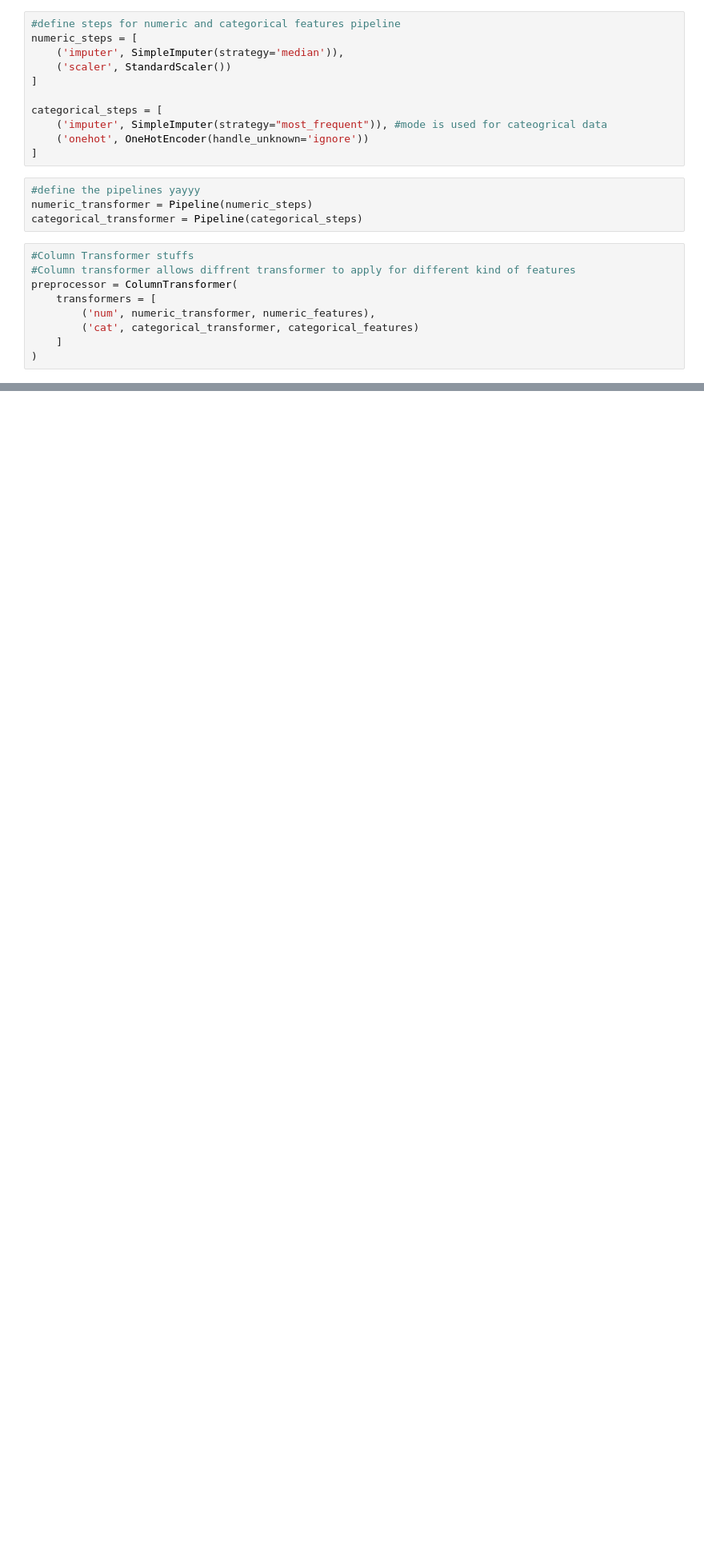
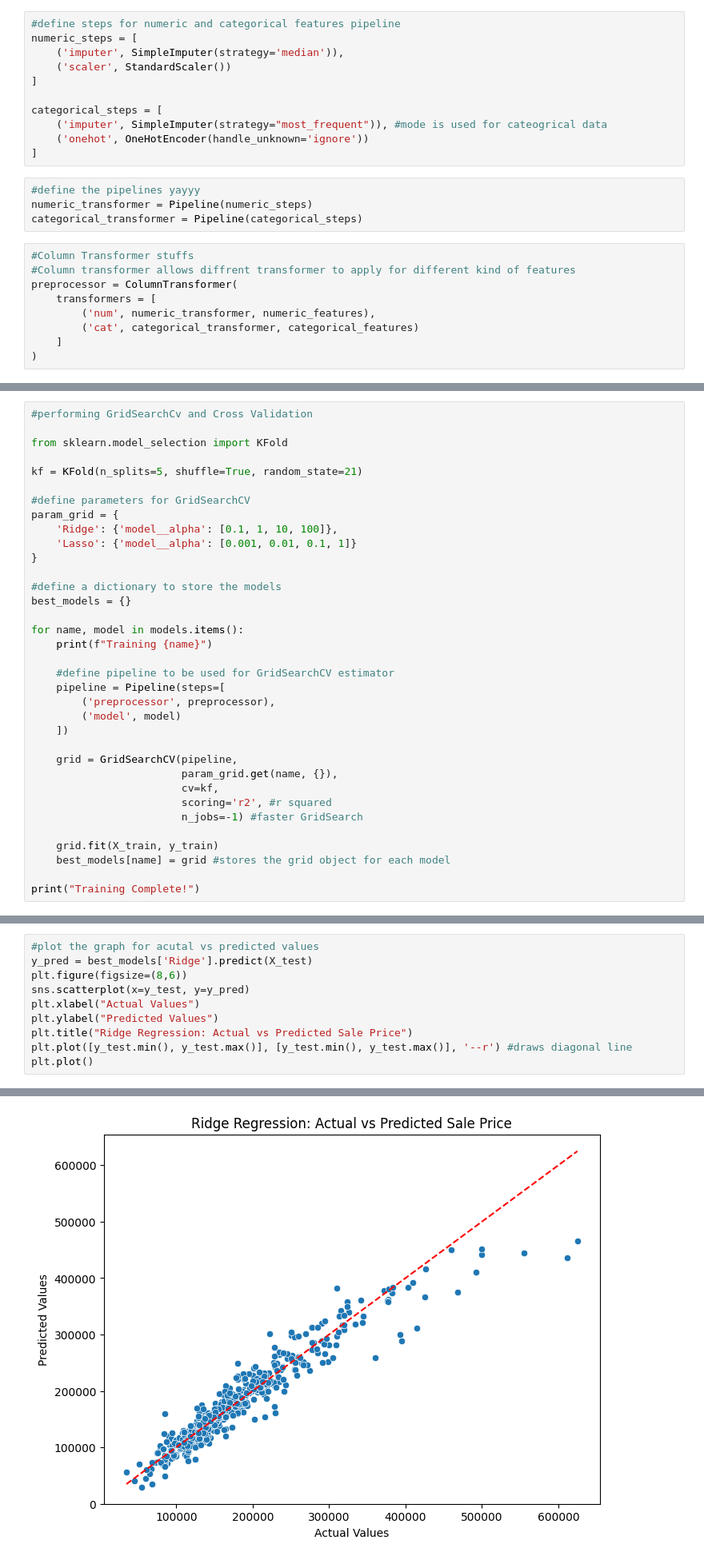
Before and after one commit to Aakash-shrestha/HousingPricePrediction, a Jupyter notebook: notebooks/modeling_pipeline.ipynb, the cells around one changed output, grey strips where cells are left out. Shown at 80% size. Saved outputs shown, nothing was run; the diff lists cells and outputs as text; blank space fills up the shorter version.

Commit message:
Ridge Model Selected

```diff
--- a/notebooks/modeling_pipeline.ipynb
+++ b/notebooks/modeling_pipeline.ipynb
@@ -110,0 +118,35 @@ preprocessor = ColumnTransformer(
+# %%
+#performing GridSearchCv and Cross Validation
+
+from sklearn.model_selection import KFold
+
+kf = KFold(n_splits=5, shuffle=True, random_state=21)
+
+#define parameters for GridSearchCV
+param_grid = {
+    'Ridge': {'model__alpha': [0.1, 1, 10, 100]},
+    'Lasso': {'model__alpha': [0.001, 0.01, 0.1, 1]}
+}
+
+#define a dictionary to store the models
+best_models = {}
+
+for name, model in models.items():
+    print(f"Training {name}")
+
+    #define pipeline to be used for GridSearchCV estimator
+    pipeline = Pipeline(steps=[
+        ('preprocessor', preprocessor),
+        ('model', model)
+    ])
+
+    grid = GridSearchCV(pipeline,
+                        param_grid.get(name, {}),
+                        cv=kf,
+                        scoring='r2', #r squared
+                        n_jobs=-1) #faster GridSearch
+
+    grid.fit(X_train, y_train)
+    best_models[name] = grid #stores the grid object for each model
+
+print("Training Complete!")
@@ -110,0 +193,11 @@ preprocessor = ColumnTransformer(
+# %%
+#plot the graph for acutal vs predicted values
+y_pred = best_models['Ridge'].predict(X_test)
+plt.figure(figsize=(8,6))
+sns.scatterplot(x=y_test, y=y_pred)
+plt.xlabel("Actual Values")
+plt.ylabel("Predicted Values")
+plt.title("Ridge Regression: Actual vs Predicted Sale Price")
+plt.plot([y_test.min(), y_test.max()], [y_test.min(), y_test.max()], '--r') #draws diagonal line
+plt.plot()
+# %% [output]
@@ -110,0 +205 @@ preprocessor = ColumnTransformer(
+[figure, added]
```
Also changed, not shown: parts of 7 cells of this notebook, 1 other file.
